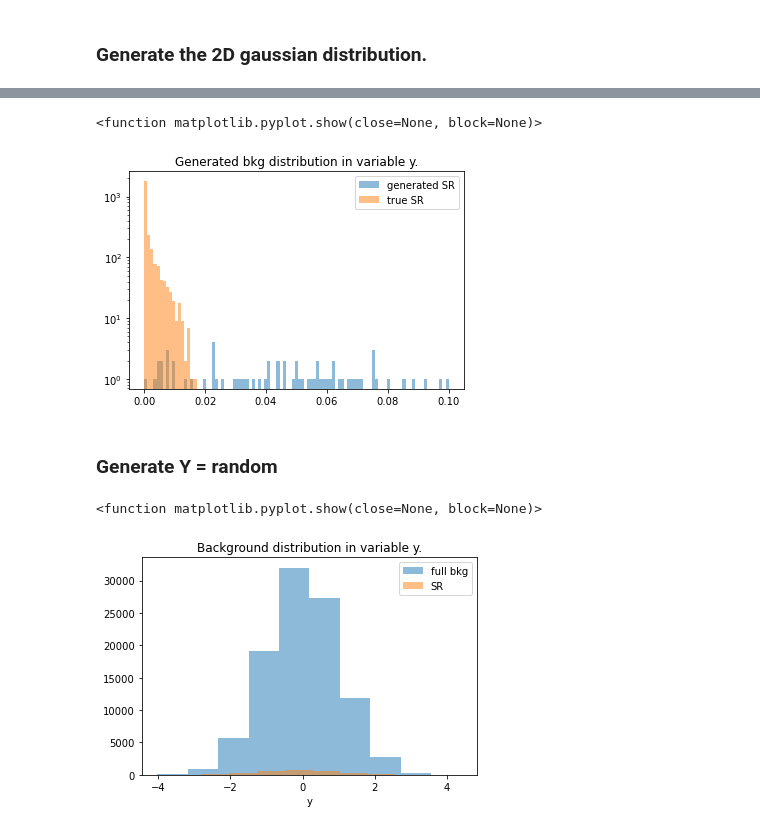
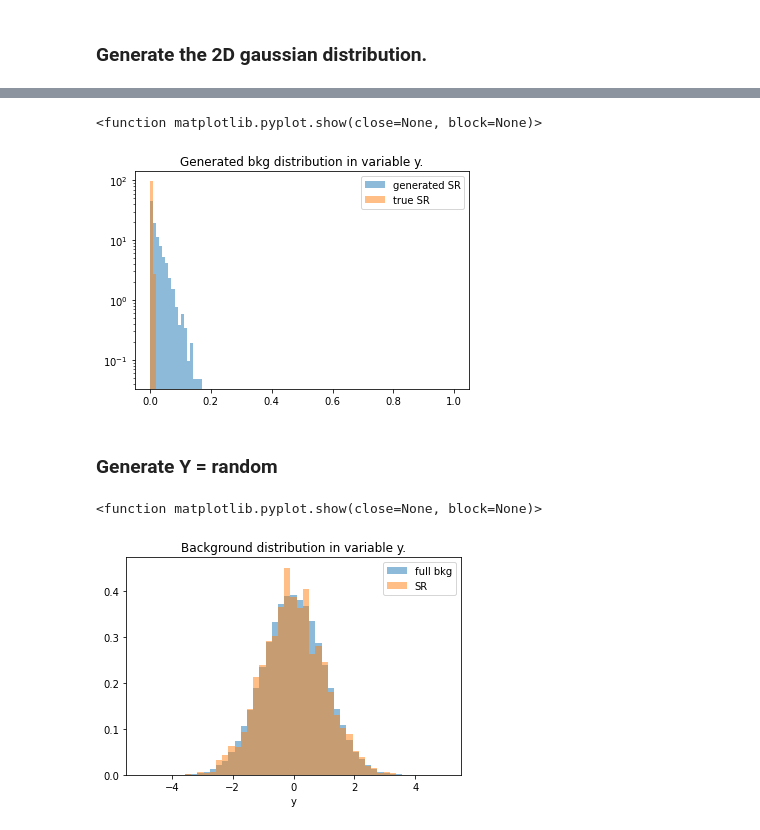
Before and after one commit to hep-lbdl/non-resonant-AD-extrapolation, a Jupyter notebook: Example.ipynb, the cells around one changed output, grey strips where cells are left out. Cells and saved outputs as stored; diff of their text form; code cells hidden in the pictures.

```diff
--- a/Example.ipynb
+++ b/Example.ipynb
@@ -245,29 +242,30 @@ Epoch 20/20
 # %%
 sample2 = np.array(samples[:,0])
-bins = np.linspace(0.0, 0.1, 100)
-plt.hist(sample2, bins, alpha = 0.5, label='generated SR')
-plt.hist(Y[mask_SR], bins, alpha = 0.5, label='true SR')
+bins = np.linspace(0.0, 1, 100)
+plt.hist(sample2, bins, density = True, alpha = 0.5, label='generated SR')
+plt.hist(Y[mask_SR], bins, density = True, alpha = 0.5, label='true SR')
 plt.yscale("log")
 plt.title("Generated bkg distribution in variable y.")
 plt.legend()
 plt.show
 # %% [output]
 <function matplotlib.pyplot.show(close=None, block=None)>
-[figure, old version]
+[figure, new version]
 # %% [markdown]
 ### Generate Y = random
 # %%
 Y = np.random.normal(0, 1, n1).astype(dtype=np.float32)
 mask_SR = (x1 > 1) & (x2 > 1)
-plt.hist(Y, alpha = 0.5, label='full bkg')
-plt.hist(Y[mask_SR], alpha = 0.5, label='SR')
+bins = np.linspace(-5, 5, 50)
+plt.hist(Y, bins = bins, density = True, alpha = 0.5, label='full bkg')
+plt.hist(Y[mask_SR], bins = bins, density = True, alpha = 0.5, label='SR')
 plt.title("Background distribution in variable y.")
 plt.xlabel("y")
 plt.legend()
 plt.show
 # %% [output]
 <function matplotlib.pyplot.show(close=None, block=None)>
-[figure, old version]
+[figure, new version]
 # %%
 samples = train_conditioned(Y,data)
 # %% [output]
```
Also changed, not shown: parts of 16 cells of this notebook.
